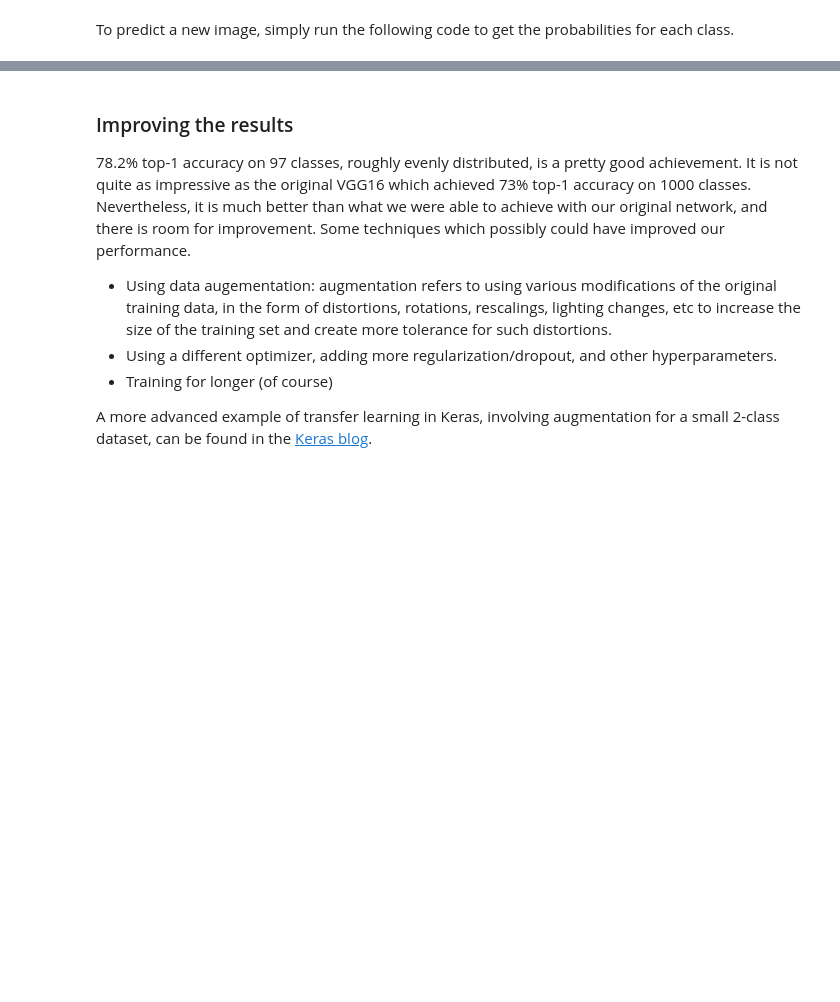
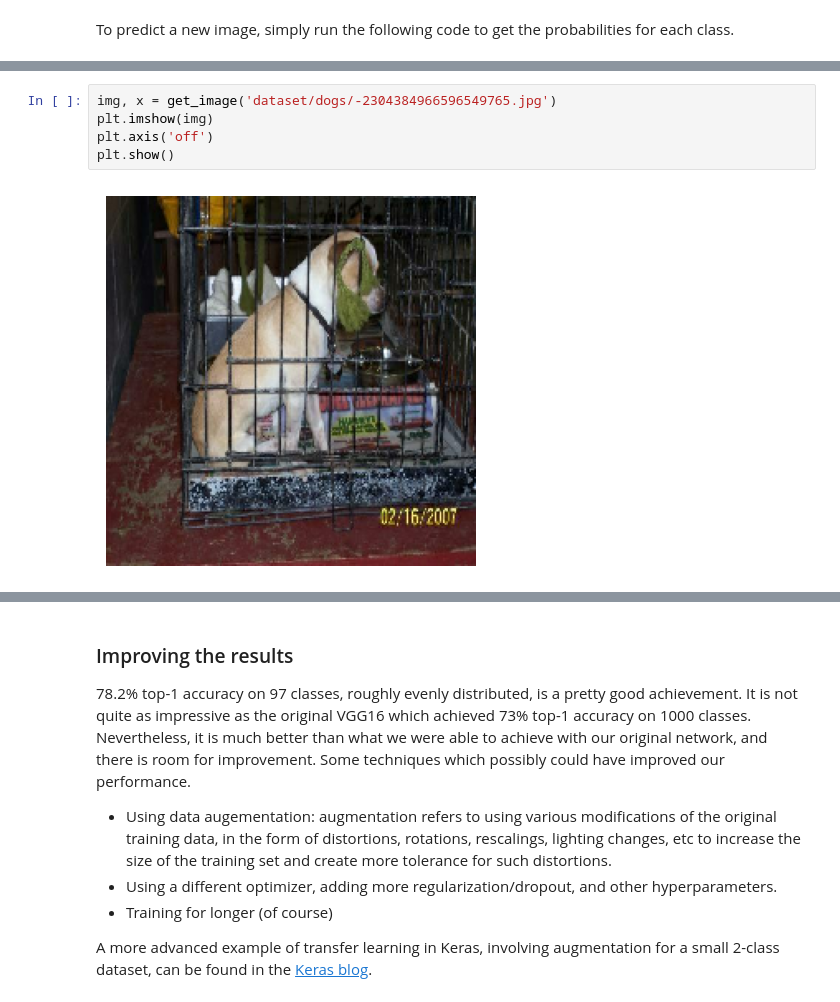
Before and after one commit to RubensAnjos/TransferLearningGoogleColab, a Jupyter notebook: notebooks/transfer-learning.ipynb, the cells around one changed output, grey strips where cells are left out. Drawn from its saved outputs; the diff is of its cells as text; blank space fills up the shorter version.

```diff
--- a/notebooks/transfer-learning.ipynb
+++ b/notebooks/transfer-learning.ipynb
@@ -394,0 +528,7 @@ probabilities = model_new.predict([x])
+# %%
+img, x = get_image('dataset/dogs/-2304384966596549765.jpg')
+plt.imshow(img)
+plt.axis('off')
+plt.show()
+# %% [output]
+[figure, added]
```
Also changed, not shown: parts of 17 cells of this notebook.
